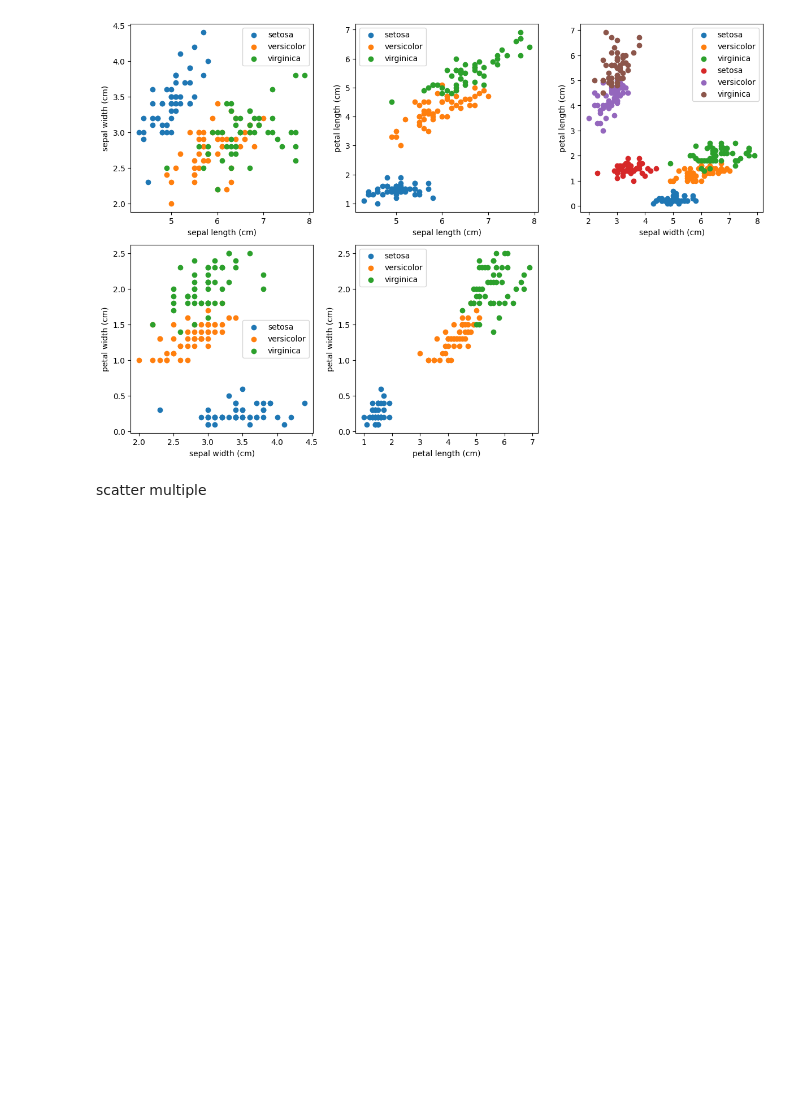
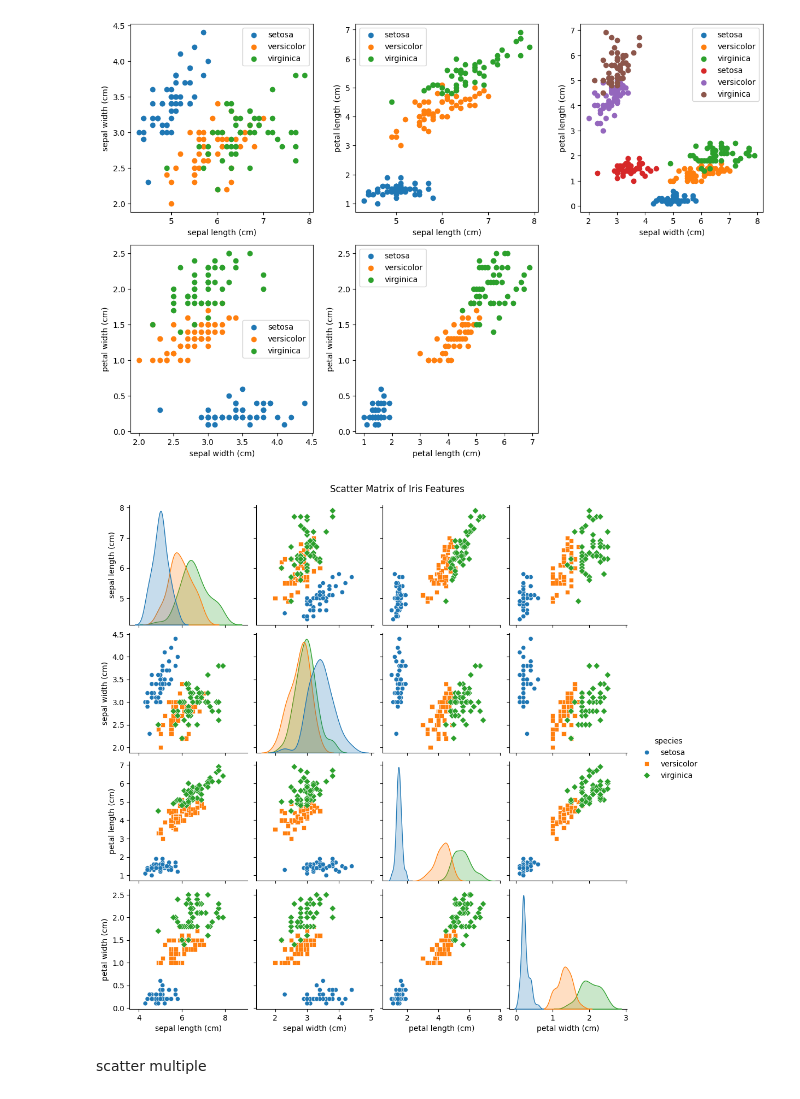
Before and after one commit to hridya-r-n/MCA-lab, a Jupyter notebook: Hridya.ipynb, the cells around one changed output. Drawn from its saved outputs; the diff is of its cells as text; code cells hidden in the pictures; blank space fills up the shorter version.

```diff
--- a/Hridya.ipynb
+++ b/Hridya.ipynb
@@ -937,6 +937,12 @@ plt.tight_layout()
 plt.show()
 # %% [output]
 [figure]
+# %%
+sns.pairplot(df, hue='species', markers=["o", "s", "D"])
+plt.suptitle('Scatter Matrix of Iris Features', y=1.02)
+plt.show()
+# %% [output]
+[figure, added]
 # %% [markdown]
 scatter multiple
 # %%
```
Also changed, not shown: parts of 12 cells of this notebook.
